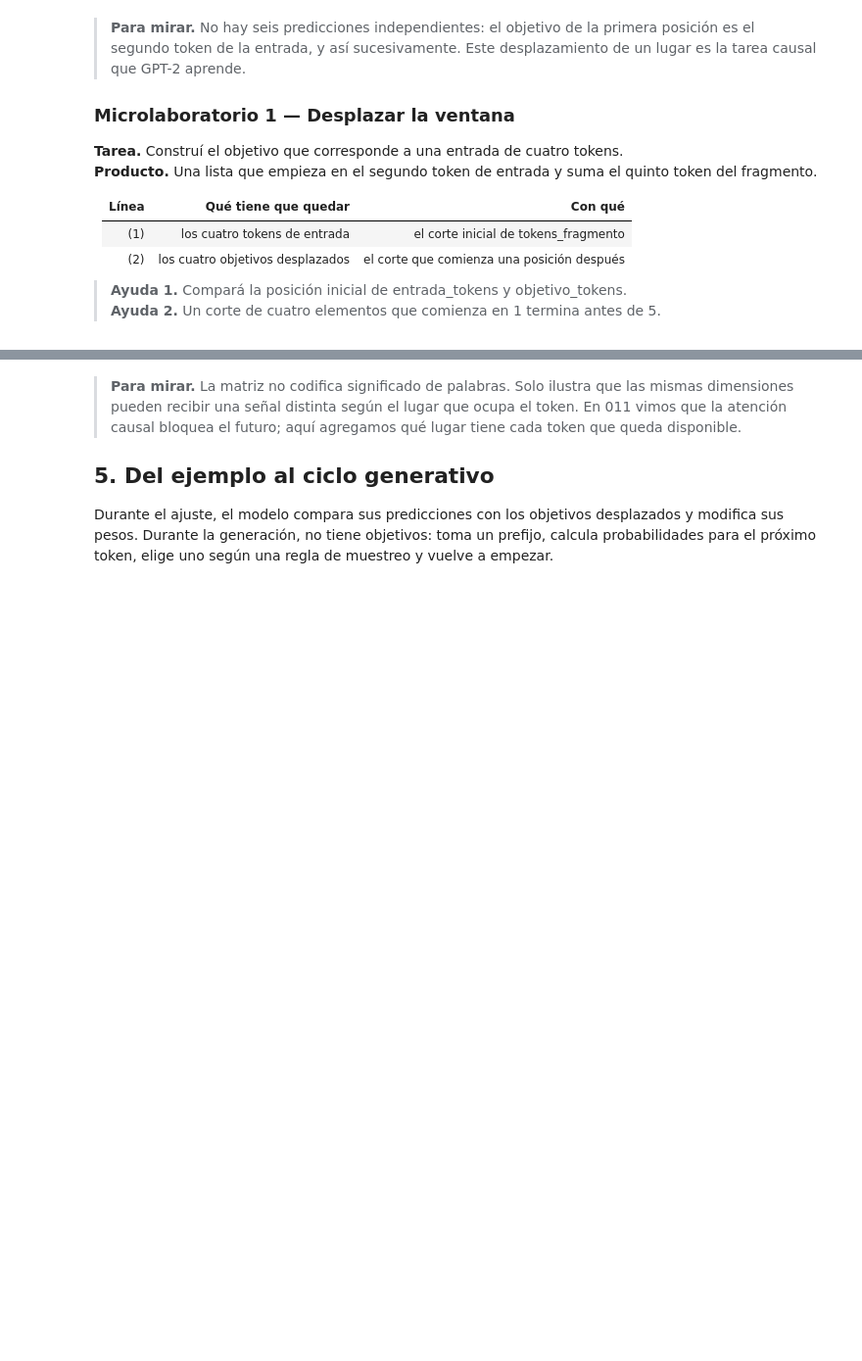
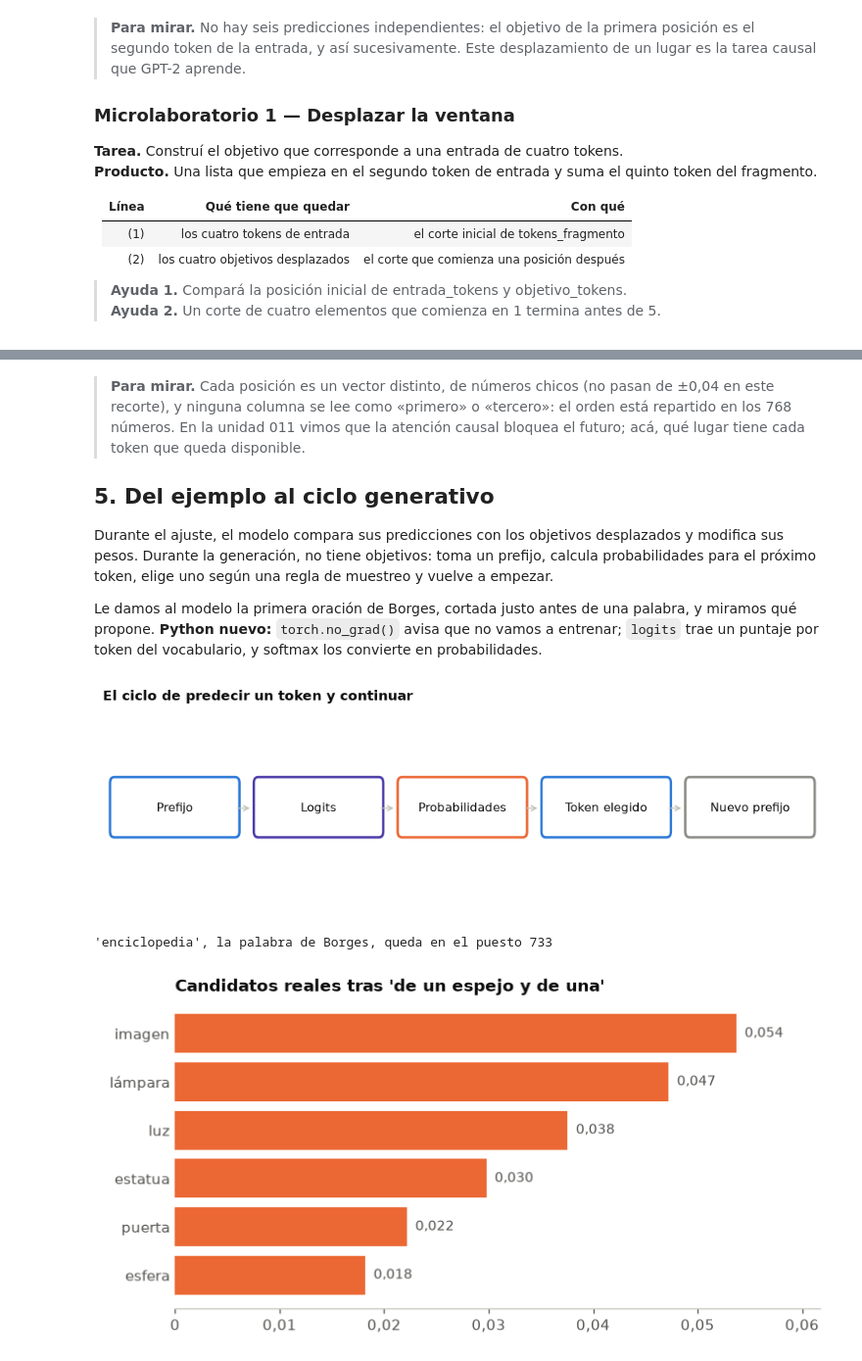
Before and after one commit to mattbarreto/pln-en-espanol, a Jupyter notebook: 012_large_language_models/01_texto_a_proximo_token.ipynb, the cells around one changed output, grey strips where cells are left out. Shown at 98% size. Cells and saved outputs as stored; diff of their text form; code cells hidden in the pictures; blank space fills up the shorter version.

```diff
--- a/012_large_language_models/01_texto_a_proximo_token.ipynb
+++ b/012_large_language_models/01_texto_a_proximo_token.ipynb
@@ -161,18 +194,45 @@ visual.dibujar_mapa(
 # %% [markdown]
-> **Para mirar.** La matriz no codifica significado de palabras. Solo ilustra que las mismas dimensiones pueden recibir una señal distinta según el lugar que ocupa el token. En 011 vimos que la atención causal bloquea el futuro; aquí agregamos qué lugar tiene cada token que queda disponible.
+> **Para mirar.** Cada posición es un vector distinto, de números chicos (no pasan de ±0,04 en este recorte), y ninguna columna se lee como «primero» o «tercero»: el orden está repartido en los 768 números. En la unidad 011 vimos que la atención causal bloquea el futuro; acá, qué lugar tiene cada token que queda disponible.
 
 ## 5. Del ejemplo al ciclo generativo
 
 Durante el ajuste, el modelo compara sus predicciones con los objetivos desplazados y modifica sus pesos. Durante la generación, no tiene objetivos: toma un prefijo, calcula probabilidades para el próximo token, elige uno según una regla de muestreo y vuelve a empezar.
+
+Le damos al modelo la primera oración de Borges, cortada justo antes de una palabra, y miramos qué propone. **Python nuevo:** `torch.no_grad()` avisa que no vamos a entrenar; `logits` trae un puntaje por token del vocabulario, y softmax los convierte en probabilidades.
 # %%
 visual.dibujar_ciclo()
 
-candidatos = [" el", " una", " que", " de"]
-probabilidades = [0.42, 0.26, 0.19, 0.13]
+prefijo = "Debo a la conjunción de un espejo y de una"
+ids_del_prefijo = tokenizador(prefijo, return_tensors="pt")["input_ids"]
+with torch.no_grad():
+    salida = modelo(ids_del_prefijo)
+
+# El ultimo renglon de logits responde que viene despues del prefijo.
+logits_del_prefijo = salida.logits[0].numpy()
+ultimos_logits = logits_del_prefijo[-1]
+exponenciales = np.exp(ultimos_logits - ultimos_logits.max())
+probabilidades = exponenciales / exponenciales.sum()
+orden = np.argsort(-probabilidades)
+
+candidatos = []
+valores = []
+for numero in orden[0:6]:
+    candidatos.append(tokenizador.decode([int(numero)]))
+    valores.append(probabilidades[numero])
+
+id_de_enciclopedia = tokenizador.encode(" enciclopedia")[0]
+lugares = np.where(orden == id_de_enciclopedia)[0]
+puesto_de_enciclopedia = int(lugares[0]) + 1
+print(f"'enciclopedia', la palabra de Borges, queda en el puesto "
+      f"{puesto_de_enciclopedia}")
 visual.dibujar_barras(
     nombres=candidatos,
-    valores=probabilidades,
-    titulo="Ejemplo sintetico de candidatos del proximo token",
+    valores=valores,
+    titulo="Candidatos reales tras 'de un espejo y de una'",
     color=visual.NARANJA,
 )
+# %% [output]
+[figure, added]
+'enciclopedia', la palabra de Borges, queda en el puesto 733
+[figure, added]
 # %% [markdown]
```
Also changed, not shown: parts of 11 cells of this notebook, 13 other files.
